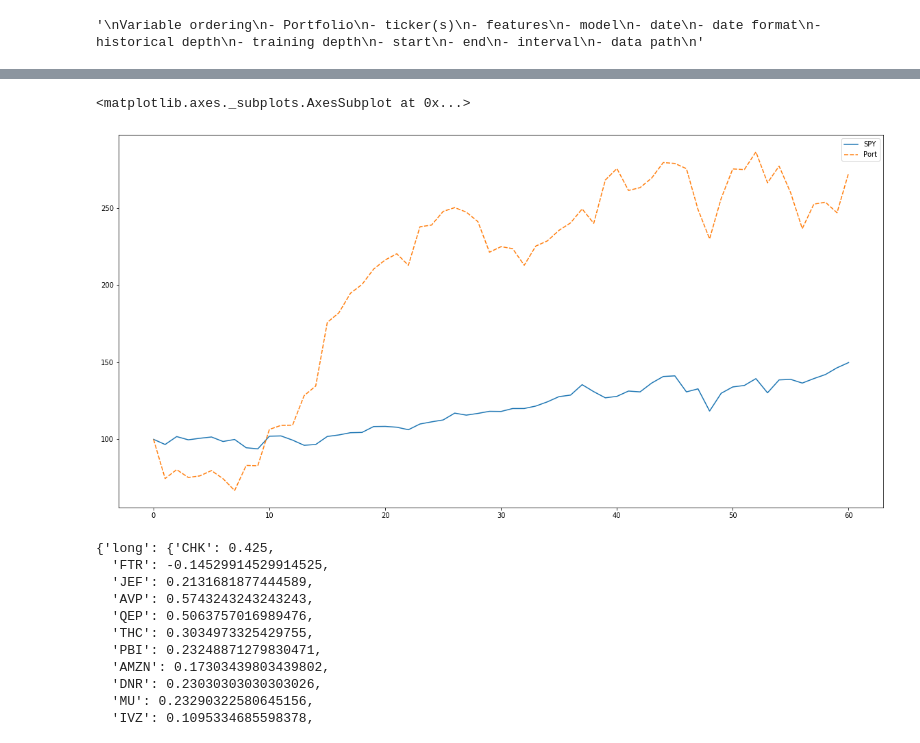
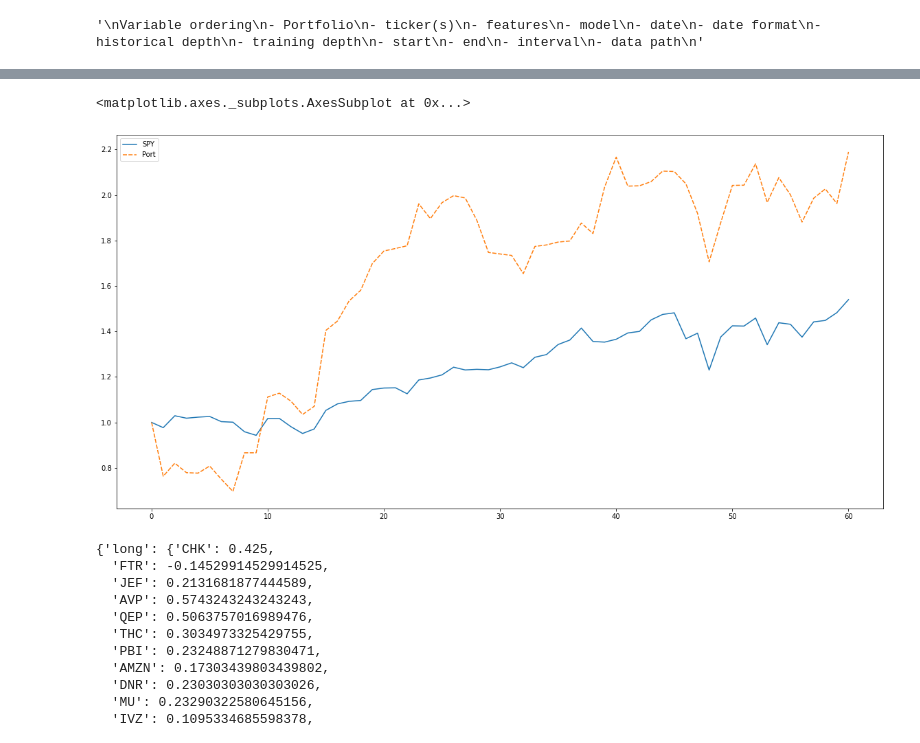
Before and after one commit to zshuzhang/BUMFML, a Jupyter notebook: data_processing.ipynb, the cells around one changed output, grey strips where cells are left out. Drawn from its saved outputs; the diff is of its cells as text; code cells hidden in the pictures.

Commit message:
Updated backtest analysis
Added new metrics and formalized them. Also reconfigured benchmark portfolio with a backtest simulation of all stocks in universe.

```diff
--- a/data_processing.ipynb
+++ b/data_processing.ipynb
@@ -436,11 +438,14 @@ def fixed_long_short(returns_dict, long=15, short=0):
 def backtest(portfolio, features, model, hist_depth, train_depth, start_date, end_date,
              allocation_builder=fixed_long_short, params={}, blacklist=set(),
              target='Close', use_scaling=True):
+
     months = list(pd.date_range(start_date, end_date, freq='MS').strftime('%Y-%m-%d'))
 
     for ticker in blacklist:
         if ticker in portfolio:
             del portfolio[ticker]
+
+    portfolio = deepcopy(portfolio)
 
     overall_returns = []
     specific_returns = []
@@ -569,0 +609,13 @@ historical_spy[-1], (historical_spy[-1]/100)**(1/5), min(historical_spy)
+# %%
+cumul_port = cumulative_returns(results)
+vol_port = return_volatility(results)
+tot_port = total_return(cumul_port)
+draw_port = max_drawdown(cumul_port)
+min_port = min_amount(cumul_port)
+ann_port = annualized_returns(results)
+# print('Cumulative: ', cumul_spy)
+print('Vol: ', vol_port)
+print('Total: ', tot_port)
+print('Max draw: ', draw_port)
+print('Min: ', min_port)
+print('Ann ret: ', ann_port)
@@ -569,0 +628,15 @@ historical_spy[-1], (historical_spy[-1]/100)**(1/5), min(historical_spy)
+# %%
+%%time
+spy_ret = universe_backtest(port2, start_date=start_date, end_date=end_date)
+cumul_spy = cumulative_returns(spy_ret)
+vol_spy = return_volatility(spy_ret)
+tot_spy = total_return(cumul_spy)
+draw_spy = max_drawdown(cumul_spy)
+min_spy = min_amount(cumul_spy)
+ann_spy = annualized_returns(spy_ret)
+# print('Cumulative: ', cumul_spy)
+print('Vol: ', vol_spy)
+print('Total: ', tot_spy)
+print('Max draw: ', draw_spy)
+print('Min: ', min_spy)
+print('Ann ret: ', ann_spy)
@@ -570,10 +651,13 @@ historical_spy[-1], (historical_spy[-1]/100)**(1/5), min(historical_spy)
 # %%
+df_dict = {'SPY': cumul_spy, 'Port':cumul_port}
+compare_df = pd.DataFrame.from_dict(df_dict)
+
 fig_dims = (20,10)
 fig, ax = plt.subplots(figsize=fig_dims)
 sns.lineplot(data=compare_df)
 # %% [output]
 <matplotlib.axes._subplots.AxesSubplot at 0x...>
-[figure, old version]
+[figure, new version]
 # %%
 months = list(pd.date_range(start_date, end_date, freq='MS').strftime('%Y-%m-%d'))
 month_dict = {}
```
Also changed, not shown: parts of 17 cells of this notebook.
